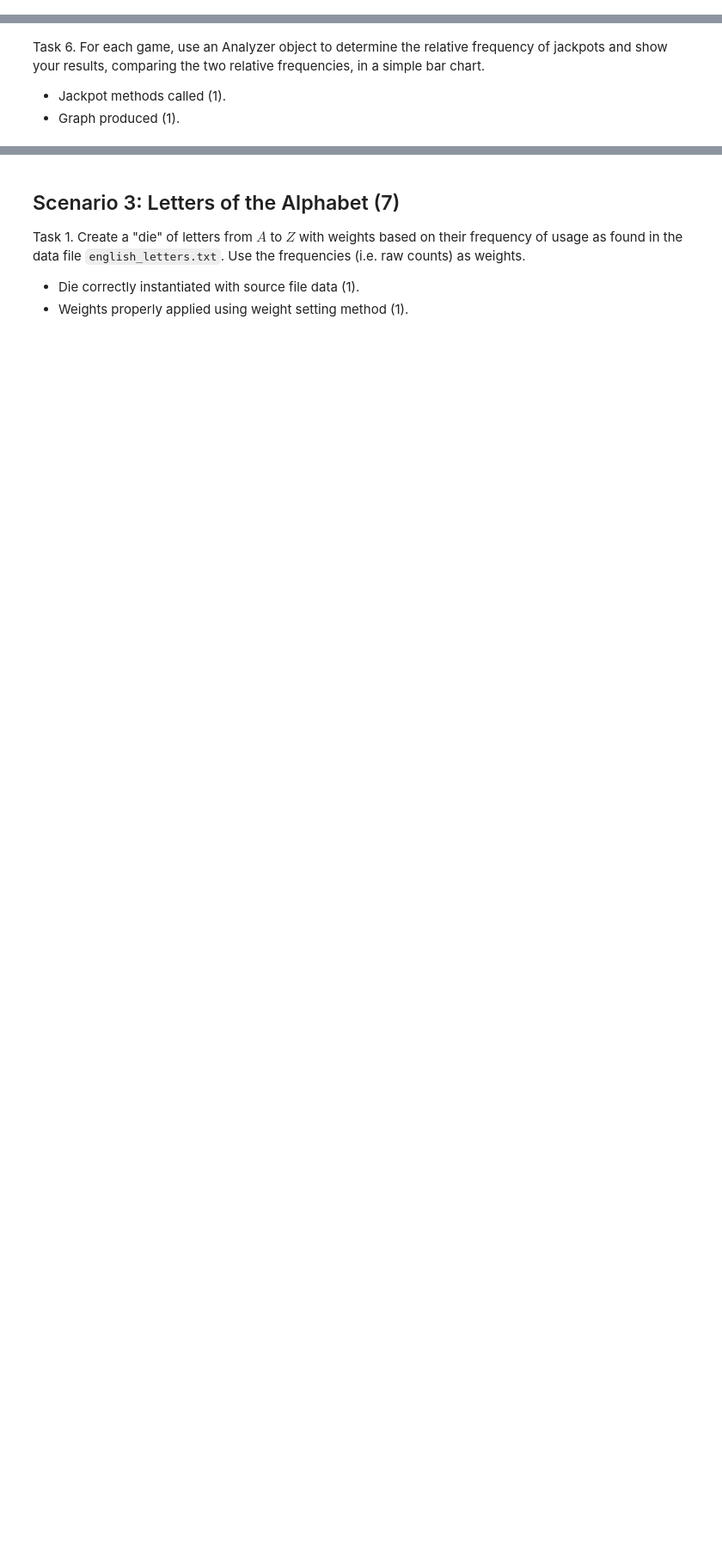
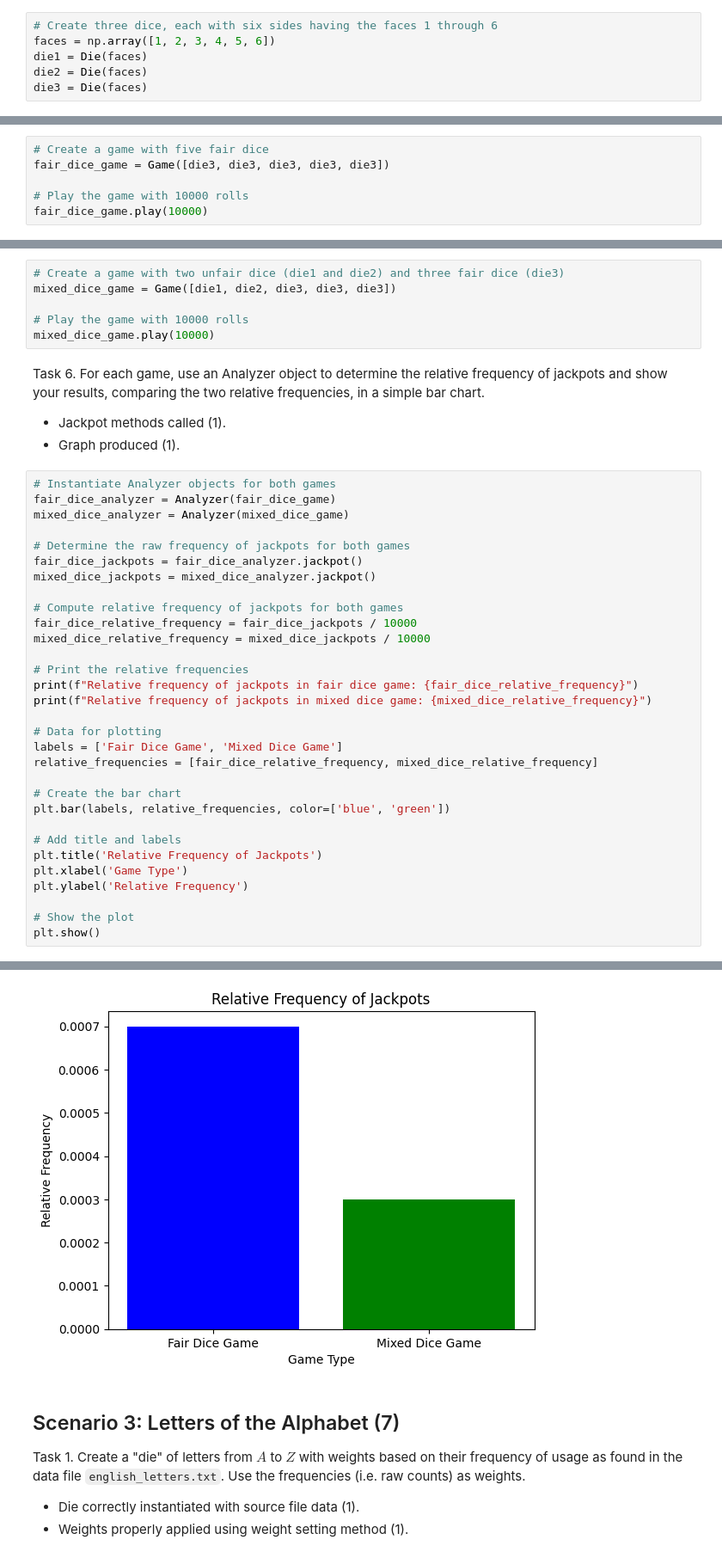
Before and after one commit to robertclayh/monte_carlo, a Jupyter notebook: monte_carlo/DS51200_FinalProjectTemplate.ipynb, the cells around one changed output, grey strips where cells are left out. Shown at 86% size. Drawn from its saved outputs; the diff is of its cells as text; blank space fills up the shorter version.

```diff
--- a/monte_carlo/DS51200_FinalProjectTemplate.ipynb
+++ b/monte_carlo/DS51200_FinalProjectTemplate.ipynb
@@ -445,6 +537,12 @@ Task 6. Show your results, comparing the two relative frequencies, in a simple b
 Task 1. Create three dice, each with six sides having the faces 1 through 6.
 
 - Three die objects created (1).
+# %%
+# Create three dice, each with six sides having the faces 1 through 6
+faces = np.array([1, 2, 3, 4, 5, 6])
+die1 = Die(faces)
+die2 = Die(faces)
+die3 = Die(faces)
 # %% [markdown]
 Task 2. Convert one of the dice to an unfair one by weighting the face $6$ five times more than the other weights (i.e. it has weight of 5 and the others a weight of 1 each).
 
@@ -458,13 +562,57 @@ Task 4. Play a game of $10000$ rolls with $5$ fair dice.
 
 - Game class properly instantiated (1).
 - Play method called properly (1).
+# %%
+# Create a game with five fair dice
+fair_dice_game = Game([die3, die3, die3, die3, die3])
+
+# Play the game with 10000 rolls
+fair_dice_game.play(10000)
 # %% [markdown]
 Task 5. Play another game of $10000$ rolls, this time with $2$ unfair dice, one as defined in steps #2 and #3 respectively, and $3$ fair dice.
 
 - Game class properly instantiated (1).
 - Play method called properly (1).
+# %%
+# Create a game with two unfair dice (die1 and die2) and three fair dice (die3)
+mixed_dice_game = Game([die1, die2, die3, die3, die3])
+
+# Play the game with 10000 rolls
+mixed_dice_game.play(10000)
 # %% [markdown]
 Task 6. For each game, use an Analyzer object to determine the relative frequency of jackpots and show your results, comparing the two relative frequencies, in a simple bar chart.
 
 - Jackpot methods called (1).
 - Graph produced (1).
+# %%
+# Instantiate Analyzer objects for both games
+fair_dice_analyzer = Analyzer(fair_dice_game)
+mixed_dice_analyzer = Analyzer(mixed_dice_game)
+
+# Determine the raw frequency of jackpots for both games
+fair_dice_jackpots = fair_dice_analyzer.jackpot()
+mixed_dice_jackpots = mixed_dice_analyzer.jackpot()
+
+# Compute relative frequency of jackpots for both games
+fair_dice_relative_frequency = fair_dice_jackpots / 10000
+mixed_dice_relative_frequency = mixed_dice_jackpots / 10000
+
+# Print the relative frequencies
+print(f"Relative frequency of jackpots in fair dice game: {fair_dice_relative_frequency}")
+print(f"Relative frequency of jackpots in mixed dice game: {mixed_dice_relative_frequency}")
+
+# Data for plotting
+labels = ['Fair Dice Game', 'Mixed Dice Game']
+relative_frequencies = [fair_dice_relative_frequency, mixed_dice_relative_frequency]
+
+# Create the bar chart
+plt.bar(labels, relative_frequencies, color=['blue', 'green'])
+
+# Add title and labels
+plt.title('Relative Frequency of Jackpots')
+plt.xlabel('Game Type')
+plt.ylabel('Relative Frequency')
+
+# Show the plot
+plt.show()
+# %% [output]
@@ -471,3 +621,4 @@ Task 6. For each game, use an Analyzer object to determine the relative frequenc
+[figure, added]
 # %% [markdown]
 ## Scenario 3: Letters of the Alphabet (7)
 
```
Also changed, not shown: parts of 16 cells of this notebook, 5 other files.
